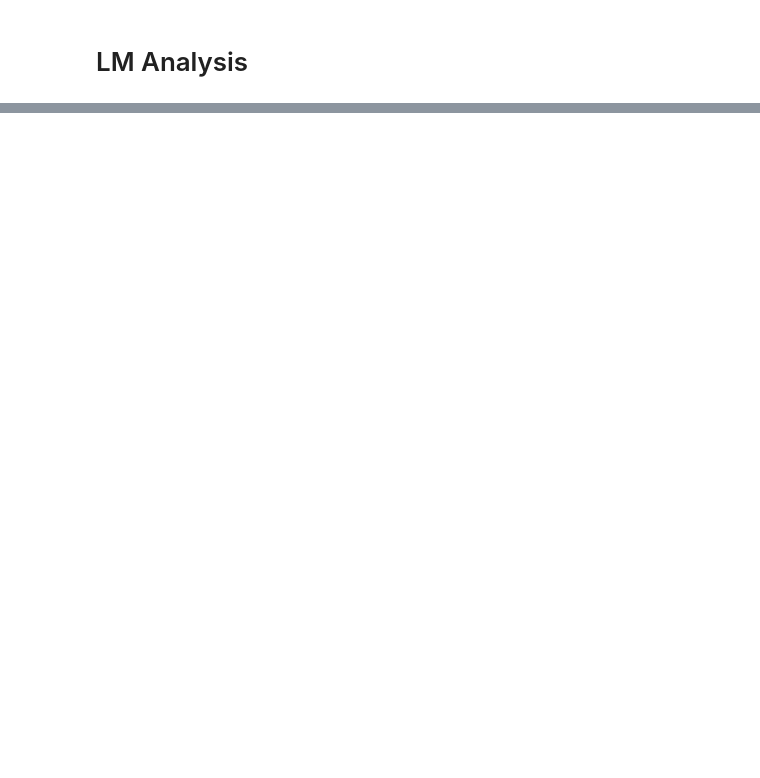
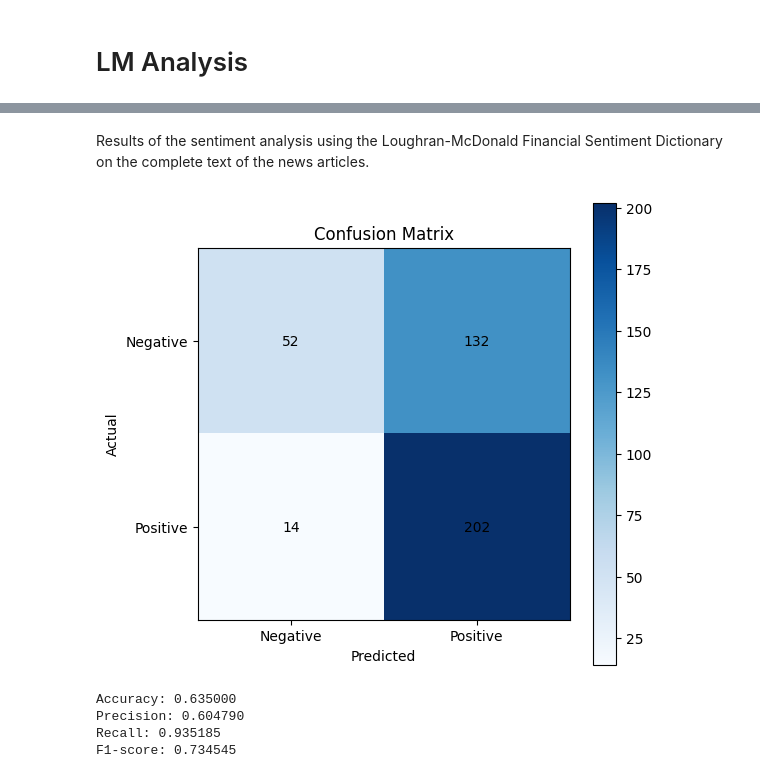
Before and after one commit to rnribeiro/NLP_FEUP, a Jupyter notebook: main.ipynb, the cells around one changed output, grey strips where cells are left out. Drawn from its saved outputs; the diff is of its cells as text; code cells hidden in the pictures; blank space fills up the shorter version.

```diff
--- a/main.ipynb
+++ b/main.ipynb
@@ -754,18 +724,0 @@ lm_in_vader_lexicon.to_csv('LM_in_VADER.csv', index=False)
-# %%
-import pandas as pd
-
-lexicon_path = 'LM_in_VADER.csv'
-lexicon = pd.read_csv(lexicon_path)
-
-text_column = news['combined_text']
-
-tokenized_texts = text_column.apply(lambda text: text.lower().split())
-
-def calculate_sentiment_score(tokens):
-    word_sentiments = lexicon.loc[lexicon['Word'].isin(tokens)]['Sentiment Score']
-    sentiment_score = sum(word_sentiments)
-    return sentiment_score
-
-news['Sentiment Score'] = tokenized_texts.apply(calculate_sentiment_score)
-
-print(news[['combined_text', 'Sentiment Score']])
@@ -786,0 +908,46 @@ print(news[['combined_text', 'Sentiment Score']])
+# %% [markdown]
+Results of the sentiment analysis using the Loughran-McDonald Financial Sentiment Dictionary on the complete text of the news articles.
+# %%
+# Calculate the confusion matrix
+conf_matrix = confusion_matrix(news_lm['label'], news_lm['combined_text_sentiment_label'])
+
+# Calculate accuracy, precision, recall, and F1-score
+accuracy = (conf_matrix[0, 0] + conf_matrix[1, 1]) / conf_matrix.sum()
+precision = precision_score(news_lm['label'], news_lm['combined_text_sentiment_label'])
+recall = recall_score(news_lm['label'], news_lm['combined_text_sentiment_label'])
+f1 = f1_score(news_lm['label'], news_lm['combined_text_sentiment_label'])
+
+# Store the results
+results_lm = [{
+    'Column': 'combined_text',
+    'Accuracy': accuracy,
+    'Precision': precision,
+    'Recall': recall,
+    'F1-score': f1
+}]
+
+# Plot the confusion matrix
+plt.figure(figsize=(6, 6))
+plt.imshow(conf_matrix, cmap='Blues', interpolation='nearest')
+plt.title('Confusion Matrix')
+plt.colorbar()
+plt.xticks([0, 1], ['Negative', 'Positive'])
+plt.yticks([0, 1], ['Negative', 'Positive'])
+plt.xlabel('Predicted')
+plt.ylabel('Actual')
+for i in range(2):
+    for j in range(2):
+        plt.text(j, i, str(conf_matrix[i, j]), ha='center', va='center', color='black')
+plt.show()
+
+# Print the results
+print(f'Accuracy: {accuracy:.6f}')
+print(f'Precision: {precision:.6f}')
+print(f'Recall: {recall:.6f}')
+print(f'F1-score: {f1:.6f}')
+# %% [output]
+[figure, added]
+Accuracy: 0.635000
+Precision: 0.604790
+Recall: 0.935185
+F1-score: 0.734545
```
Also changed, not shown: parts of 34 cells of this notebook, 10 other files.
